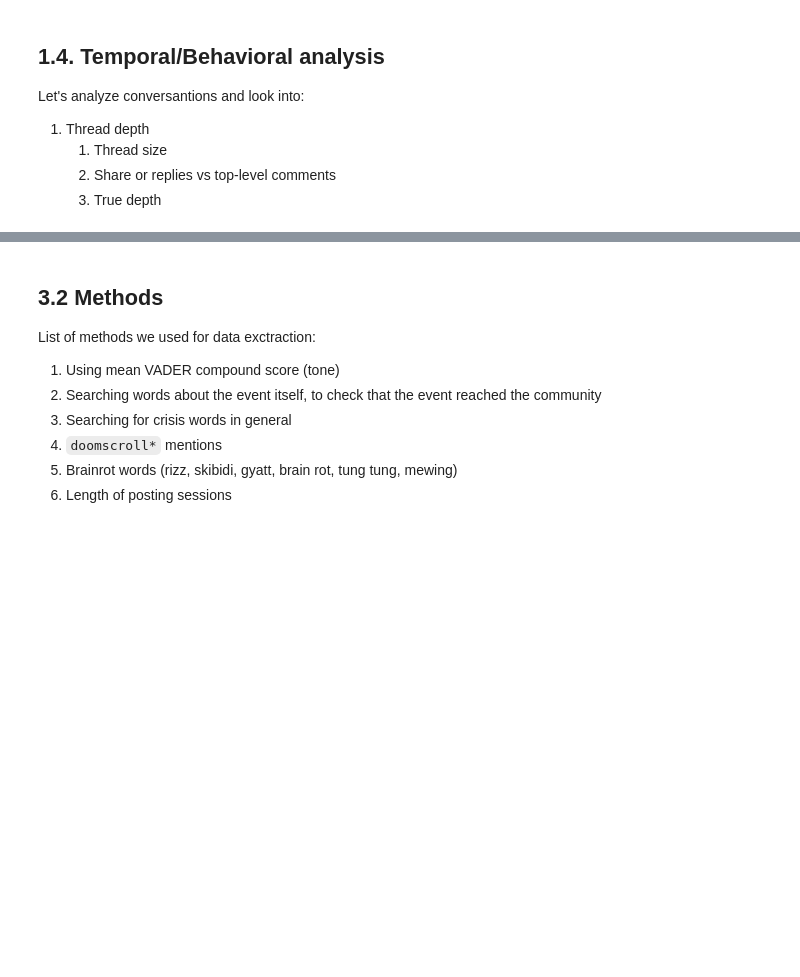
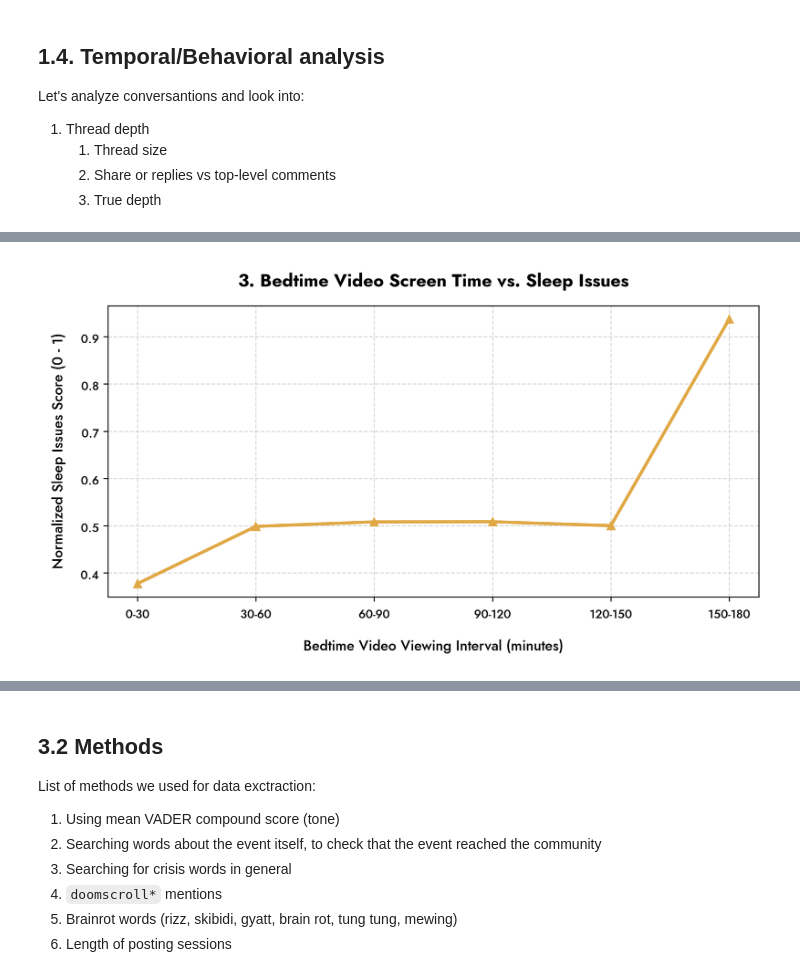
Before and after one commit to DanyloBeha/css-brainrot, a Jupyter notebook: exploratory-data-analysis/eda.ipynb, the cells around one changed output, grey strips where cells are left out. Saved outputs shown, nothing was run; the diff lists cells and outputs as text; code cells hidden in the pictures; blank space fills up the shorter version.

```diff
--- a/exploratory-data-analysis/eda.ipynb
+++ b/exploratory-data-analysis/eda.ipynb
@@ -682,0 +957,13 @@ Time spent: 5 min
+# %%
+plt.figure(figsize=(8, 4.5), dpi=300)
+plt.plot(df['screen_time_bin'], df['norm_sleep_issues'], marker='^', color=colors['issues'], linewidth=2.5)
+plt.title("3. Bedtime Video Screen Time vs. Sleep Issues", fontproperties=font_title, pad=15)
+plt.xlabel("Bedtime Video Viewing Interval (minutes)", fontproperties=font_label, labelpad=10)
+plt.ylabel("Normalized Sleep Issues Score (0 - 1)", fontproperties=font_label, labelpad=10)
+plt.xticks(fontproperties=font_ticks)
+plt.yticks(fontproperties=font_ticks)
+plt.grid(True, linestyle='--', alpha=0.5)
+plt.tight_layout()
+plt.show()
+# %% [output]
+[figure, added]
```
Also changed, not shown: parts of 31 cells of this notebook.
